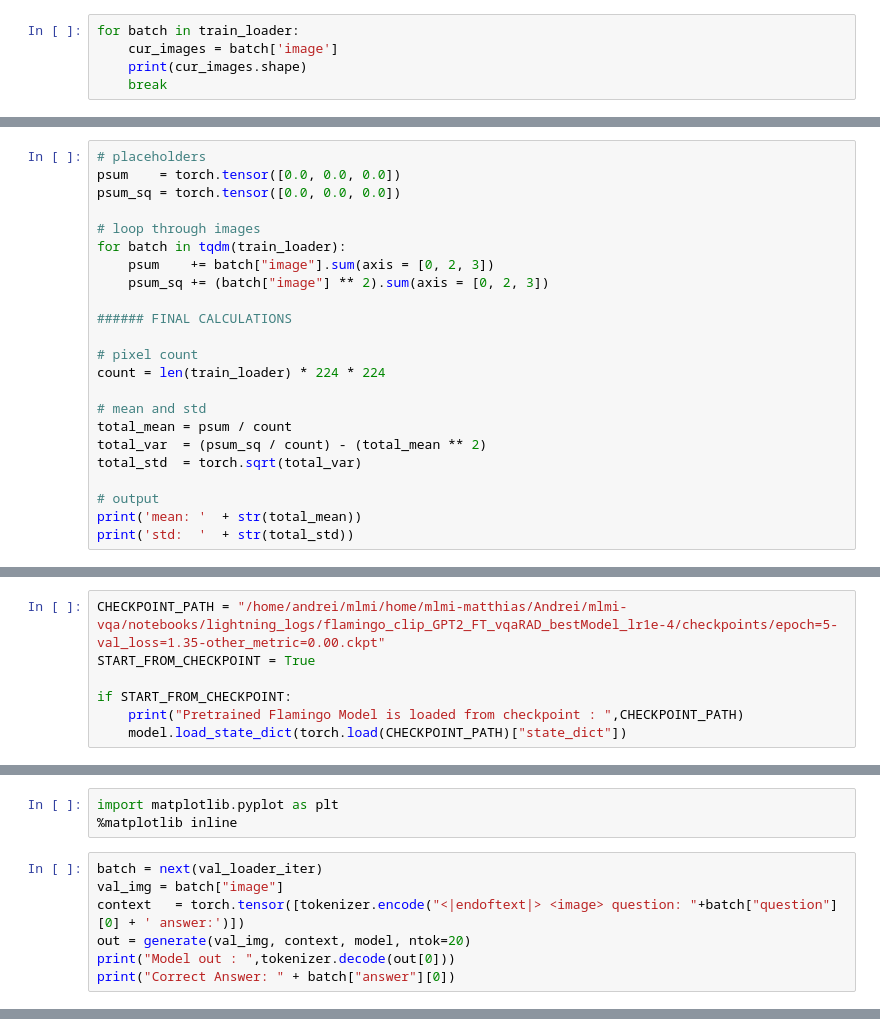
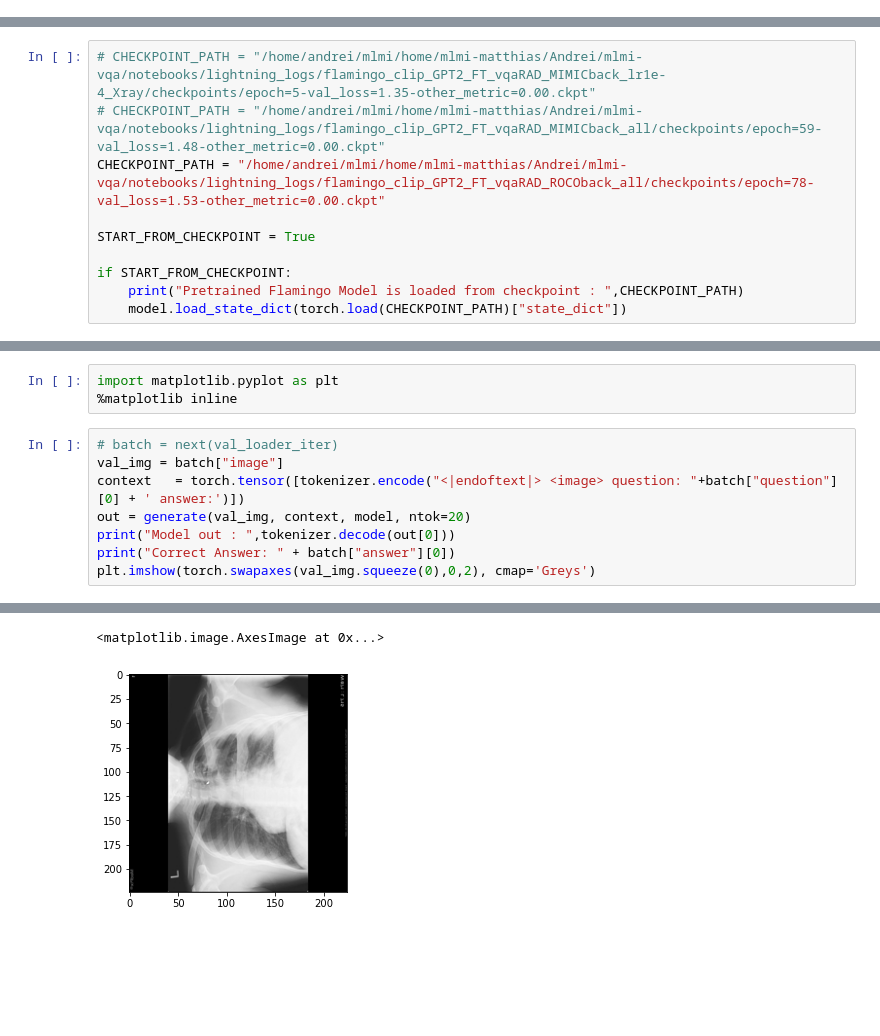
Before and after one commit to caghankoksal/vqa-med, a Jupyter notebook: notebooks/playground/vqaRAD_flamingo_clip_gpt2_infer.ipynb, the cells around one changed output, grey strips where cells are left out. Saved outputs shown, nothing was run; the diff lists cells and outputs as text; blank space fills up the shorter version.

```diff
--- a/notebooks/playground/vqaRAD_flamingo_clip_gpt2_infer.ipynb
+++ b/notebooks/playground/vqaRAD_flamingo_clip_gpt2_infer.ipynb
@@ -79,8 +89,3 @@ Loading all images into memory... for test
 train_loader = vqarad_datamodule.train_dataloader()
 val_loader = vqarad_datamodule.val_dataloader()
 test_loader = vqarad_datamodule.test_dataloader()
-# %%
-for batch in train_loader:
-    cur_images = batch['image']
-    print(cur_images.shape)
-    break
@@ -105,23 +91,0 @@ To disable this warning, you can either:
-# %%
-# placeholders
-psum    = torch.tensor([0.0, 0.0, 0.0])
-psum_sq = torch.tensor([0.0, 0.0, 0.0])
-
-# loop through images
-for batch in tqdm(train_loader):
-    psum    += batch["image"].sum(axis = [0, 2, 3])
-    psum_sq += (batch["image"] ** 2).sum(axis = [0, 2, 3])
-
-###### FINAL CALCULATIONS
-
-# pixel count
-count = len(train_loader) * 224 * 224
-
-# mean and std
-total_mean = psum / count
-total_var  = (psum_sq / count) - (total_mean ** 2)
-total_std  = torch.sqrt(total_var)
-
-# output
-print('mean: '  + str(total_mean))
-print('std:  '  + str(total_std))
@@ -204,5 +163,8 @@ Loaded GPT2 weights and Embeddings num_weights loaded :  156
 # %%
-CHECKPOINT_PATH = "/home/andrei/mlmi/home/mlmi-matthias/Andrei/mlmi-vqa/notebooks/lightning_logs/flamingo_clip_GPT2_FT_vqaRAD_bestModel_lr1e-4/checkpoints/epoch=5-val_loss=1.35-other_metric=0.00.ckpt"
+# CHECKPOINT_PATH = "/home/andrei/mlmi/home/mlmi-matthias/Andrei/mlmi-vqa/notebooks/lightning_logs/flamingo_clip_GPT2_FT_vqaRAD_MIMICback_lr1e-4_Xray/checkpoints/epoch=5-val_loss=1.35-other_metric=0.00.ckpt"
+# CHECKPOINT_PATH = "/home/andrei/mlmi/home/mlmi-matthias/Andrei/mlmi-vqa/notebooks/lightning_logs/flamingo_clip_GPT2_FT_vqaRAD_MIMICback_all/checkpoints/epoch=59-val_loss=1.48-other_metric=0.00.ckpt"
+CHECKPOINT_PATH = "/home/andrei/mlmi/home/mlmi-matthias/Andrei/mlmi-vqa/notebooks/lightning_logs/flamingo_clip_GPT2_FT_vqaRAD_ROCOback_all/checkpoints/epoch=78-val_loss=1.53-other_metric=0.00.ckpt"
+
 START_FROM_CHECKPOINT = True
 
 if START_FROM_CHECKPOINT:
@@ -256,5 +200,5 @@ To disable this warning, you can either:
 import matplotlib.pyplot as plt
 %matplotlib inline
 # %%
-batch = next(val_loader_iter)
+# batch = next(val_loader_iter)
 val_img = batch["image"]
@@ -262,4 +206,5 @@
 out = generate(val_img, context, model, ntok=20)
 print("Model out : ",tokenizer.decode(out[0]))
 print("Correct Answer: " + batch["answer"][0])
+plt.imshow(torch.swapaxes(val_img.squeeze(0),0,2), cmap='Greys')
 # %% [output]
@@ -268 +213,3 @@ Correct Answer: No
+<matplotlib.image.AxesImage at 0x...>
+[figure, added]
 # %%
```
Also changed, not shown: parts of 19 cells of this notebook.
